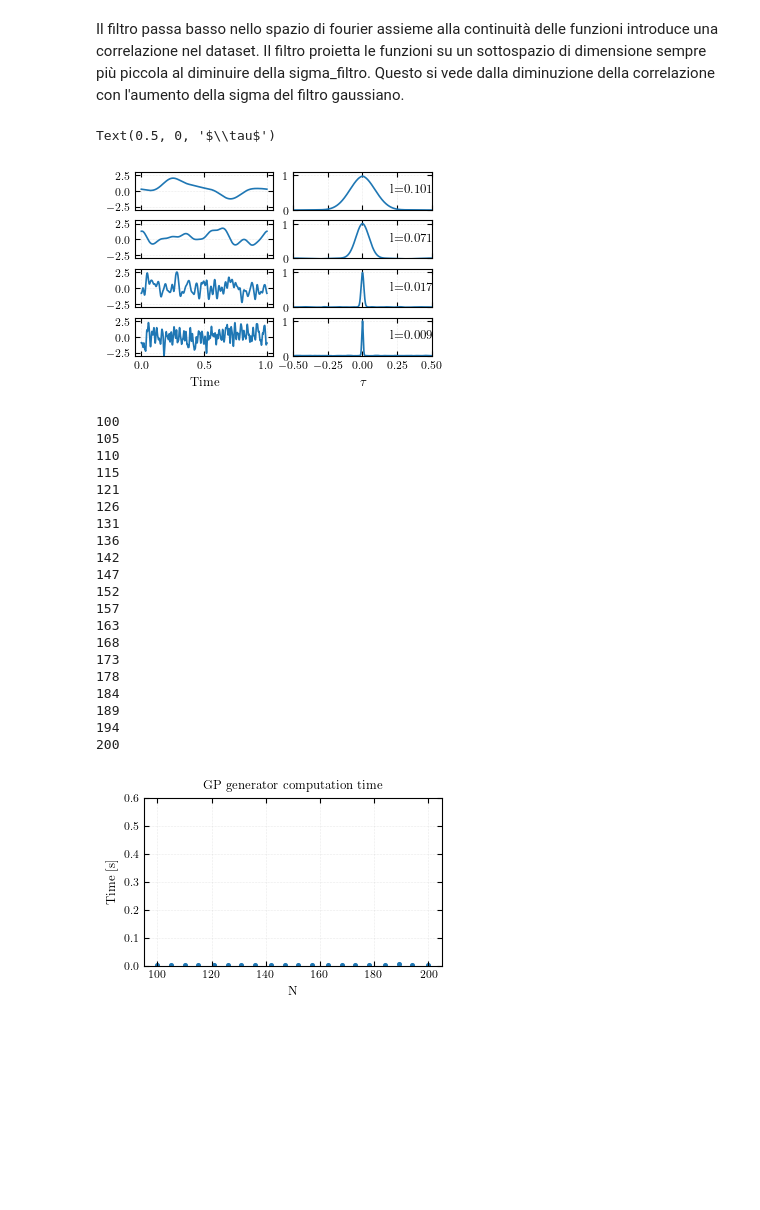
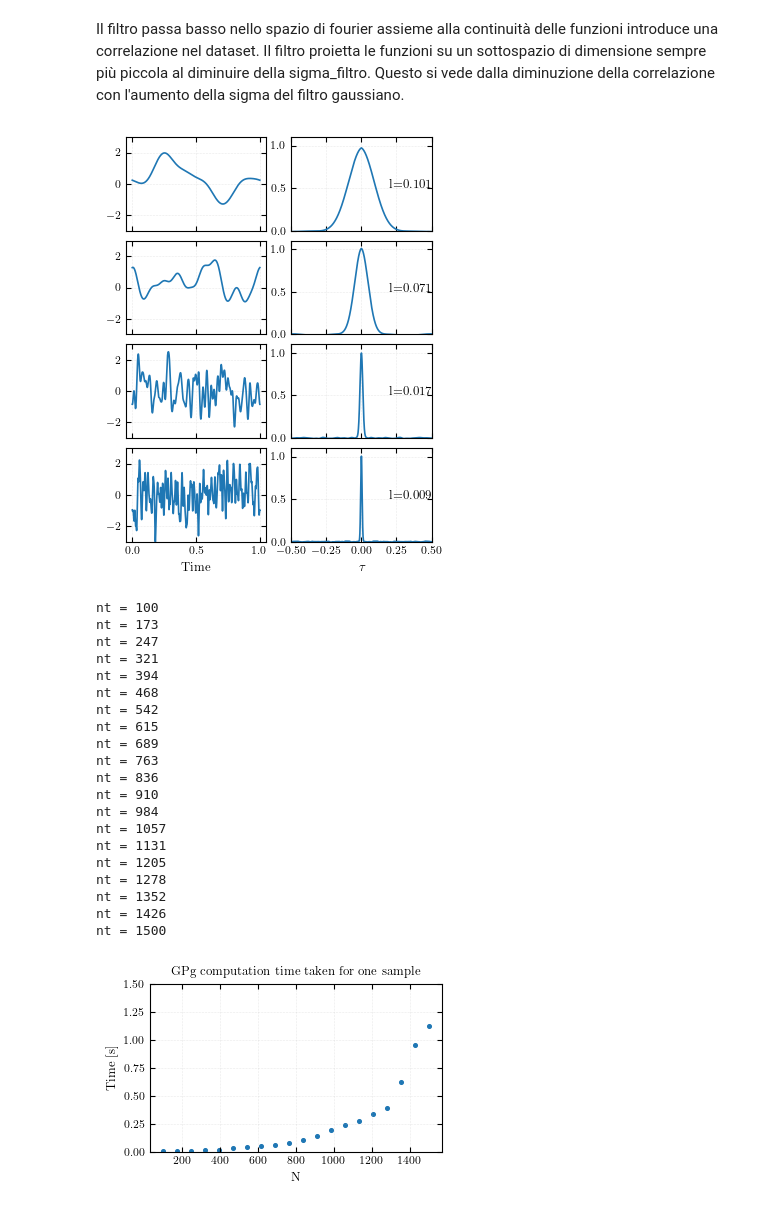
Before and after one commit to Sparisi01/RPM_implementation, a Jupyter notebook: test_random_function_generator.ipynb, the cells around one changed output. Cells and saved outputs as stored; diff of their text form; code cells hidden in the pictures; blank space fills up the shorter version.

```diff
--- a/test_random_function_generator.ipynb
+++ b/test_random_function_generator.ipynb
@@ -65,7 +65,7 @@ l_array = [0.1, 0.05, 0.01, 0.005]
 
 generator = fg.FunctionsGenerator(t_array)
 
-fig, axes = plt.subplots(4,2, sharex="col")
+fig, axes = plt.subplots(4,2, sharex="col", figsize= (3.4, 4.4))
 
 index_axes = 0
 
@@ -76,35 +76,37 @@ for l in l_array:
     correlations_array =  np.ndarray(shape=(Nf, nt))
 
     generator.l = l
 
     for i in range(Nf):
         f_array[i,:] = generator.generate_from_white_noise()
         var_array[i] = np.var(f_array[i])
         correlations_array[i,:] = signal.correlate(f_array[i,:], f_array[i,:], mode="same", method="fft") / nt
 
     variance_correlation = np.var(np.mean(correlations_array, axis=0))
 
     lag_array = t_array - Tf/2
 
     axes[index_axes][1].plot(lag_array, np.mean(correlations_array, axis=0))
     axes[index_axes][1].grid()
     axes[index_axes][1].set_ylim([0,1.1])
     axes[index_axes][1].set_xlim([- Tf/2,Tf/2])
 
     # Plot estimate of l
     axes[index_axes][1].text(0.2,0.5,f"l={variance_correlation:.3f}")
 
     axes[index_axes][0].plot(t_array, f_array[0,:])
     axes[index_axes][0].grid()
     axes[index_axes][0].set_ylim([-3,3])
 
     index_axes = index_axes + 1
 
 axes[3][0].set_xlabel("Time")
 axes[3][1].set_xlabel(r"$\tau$")
+
+plt.savefig("assets/test_generatore_da_white_noise.pdf")
+plt.show()
 # %% [output]
-Text(0.5, 0, '$\\tau$')
-[figure, old version]
+[figure, new version]
 # %%
 # Plot complessità computazionale
 import time
@@ -112,11 +114,12 @@ import time
 gaus_times = []
 white_times = []
 
-nt_array = np.linspace(100,200,20, dtype=int)
+nt_array = np.linspace(100,1500,20, dtype=int)
 
 for nt in nt_array:
 
-    print(nt)
+    print(f"nt = {nt}")
+
     generator = fg.FunctionsGenerator(np.linspace(0,1,nt), 0.1)
 
     start = time.time()
@@ -125,43 +128,41 @@ for nt in nt_array:
     end = time.time()
     gaus_times.append((end-start)/10)
 
-    '''
+    start = time.time()
     for _ in range(5):
-        start = time.time()
-        generate_random_f_from_white_noise(t_array, l = l, sigma = sigma)
-        end = time.time()
+        generator.generate_from_white_noise()
+    end = time.time()
     white_times.append((end-start)/10)
-    '''
 # %% [output]
-100
-105
-110
-115
-121
-126
-131
-136
-142
-147
-152
-157
-163
-168
-173
-178
-184
-189
-194
-200
+nt = 100
+nt = 173
+nt = 247
+nt = 321
+nt = 394
+nt = 468
+nt = 542
+nt = 615
+nt = 689
+nt = 763
+nt = 836
+nt = 910
+nt = 984
+nt = 1057
+nt = 1131
+nt = 1205
+nt = 1278
+nt = 1352
+nt = 1426
+nt = 1500
 # %%
-plt.figure(figsize=(3.4, 2.2))
+plt.figure()
 plt.scatter(nt_array,gaus_times,s=7)
 plt.xlabel("N")
 plt.ylabel("Time [s]")
-plt.title("GP generator computation time")
-plt.ylim([0,0.6])
+plt.title("GPg computation time taken for one sample")
+plt.ylim([0,1.5])
 plt.grid()
 plt.savefig("assets/crescita_powerlaw_generatore_f.pdf")
 plt.show()
 # %% [output]
-[figure, old version]
+[figure, new version]
```
Also changed, not shown: parts of 2 cells of this notebook, 10 other files.
